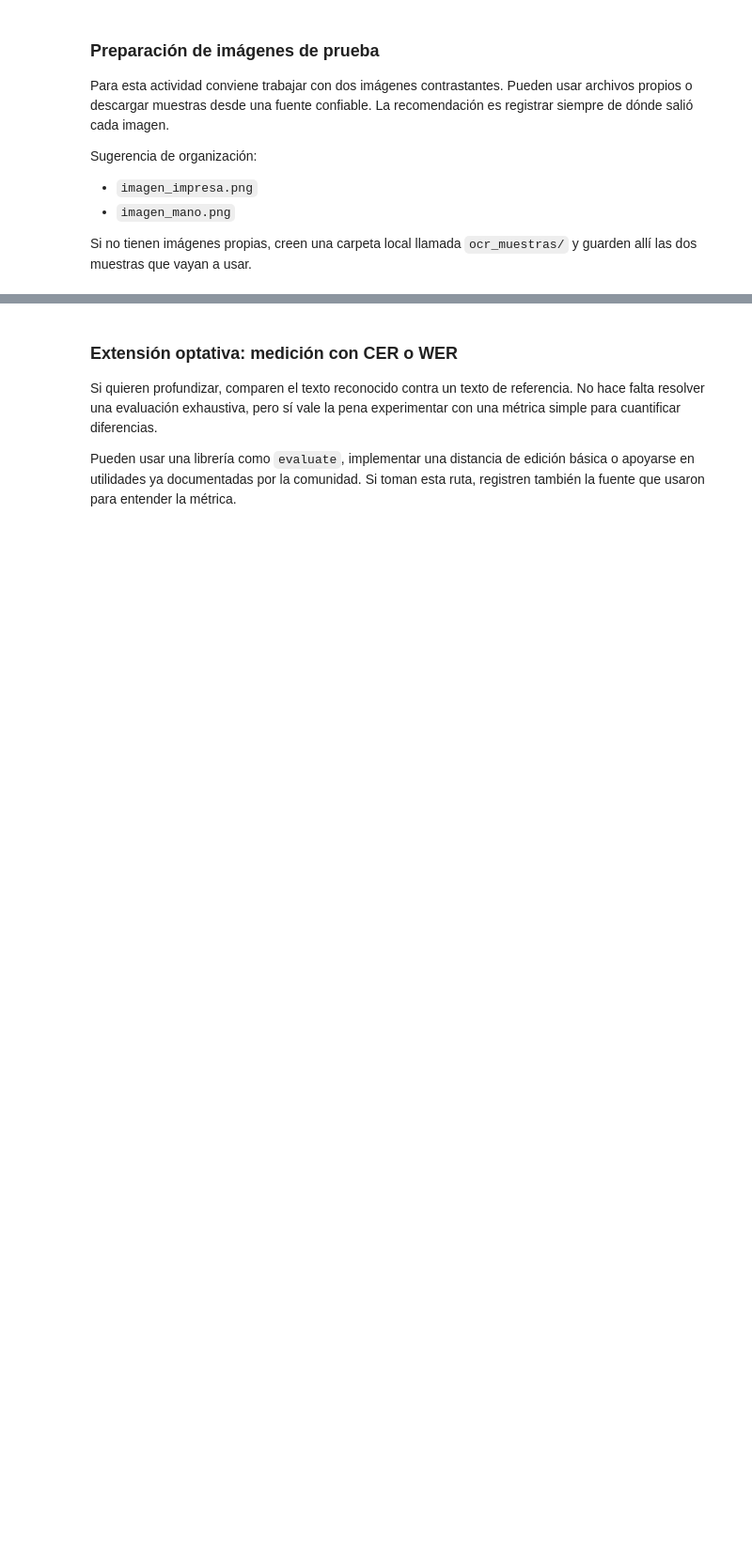
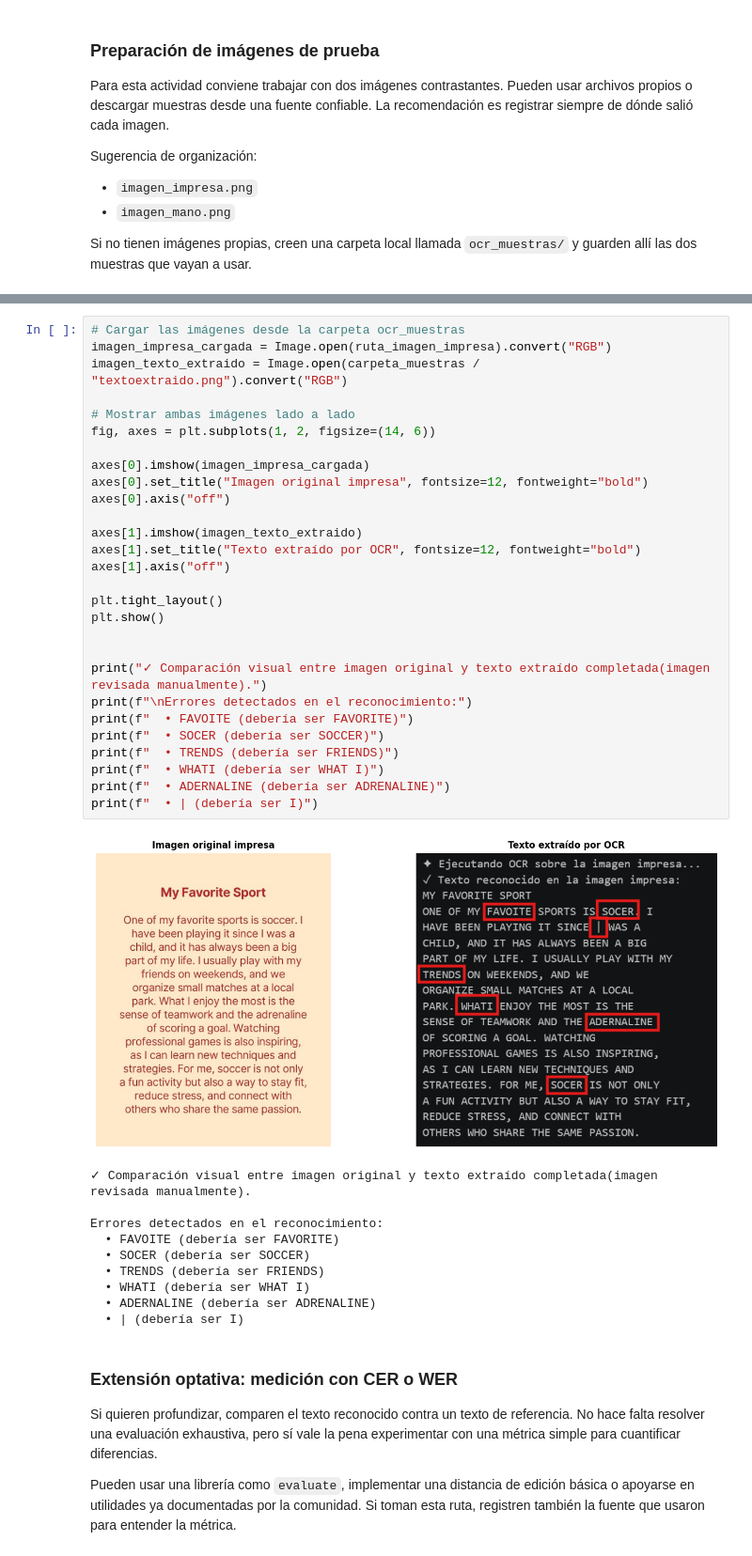
Before and after one commit to cmpatriciov08-collab/Patricio-Velasquez-Christian-PDI-1c-2026, a Jupyter notebook: 007/003 - LAB/Laboratorio_OCR/Laboratorio1/10_Laboratorio_OCR_Investigacion_Critica.ipynb, the cells around one changed output, grey strips where cells are left out. Shown at 94% size. Drawn from its saved outputs; the diff is of its cells as text; blank space fills up the shorter version.

```diff
--- a/007/003 - LAB/Laboratorio_OCR/Laboratorio1/10_Laboratorio_OCR_Investigacion_Critica.ipynb
+++ b/007/003 - LAB/Laboratorio_OCR/Laboratorio1/10_Laboratorio_OCR_Investigacion_Critica.ipynb
@@ -367,3 +498,42 @@ Completen una tabla comparativa con estos campos:
+# %%
+# Cargar las imágenes desde la carpeta ocr_muestras
+imagen_impresa_cargada = Image.open(ruta_imagen_impresa).convert("RGB")
+imagen_texto_extraido = Image.open(carpeta_muestras / "textoextraido.png").convert("RGB")
+
+# Mostrar ambas imágenes lado a lado
+fig, axes = plt.subplots(1, 2, figsize=(14, 6))
+
+axes[0].imshow(imagen_impresa_cargada)
+axes[0].set_title("Imagen original impresa", fontsize=12, fontweight="bold")
+axes[0].axis("off")
+
+axes[1].imshow(imagen_texto_extraido)
+axes[1].set_title("Texto extraído por OCR", fontsize=12, fontweight="bold")
+axes[1].axis("off")
+
+plt.tight_layout()
+plt.show()
+
+
+print("✓ Comparación visual entre imagen original y texto extraído completada(imagen revisada manualmente).")
+print(f"\nErrores detectados en el reconocimiento:")
+print(f"  • FAVOITE (debería ser FAVORITE)")
+print(f"  • SOCER (debería ser SOCCER)")
+print(f"  • TRENDS (debería ser FRIENDS)")
+print(f"  • WHATI (debería ser WHAT I)")
+print(f"  • ADERNALINE (debería ser ADRENALINE)")
+print(f"  • | (debería ser I)")
+# %% [output]
+[figure, added]
+✓ Comparación visual entre imagen original y texto extraído completada(imagen revisada manualmente).
+
+Errores detectados en el reconocimiento:
+  • FAVOITE (debería ser FAVORITE)
+  • SOCER (debería ser SOCCER)
+  • TRENDS (debería ser FRIENDS)
+  • WHATI (debería ser WHAT I)
+  • ADERNALINE (debería ser ADRENALINE)
+  • | (debería ser I)
 # %% [markdown]
 ### Extensión optativa: medición con CER o WER
 
```
Also changed, not shown: parts of 18 cells of this notebook, 4 other files.
